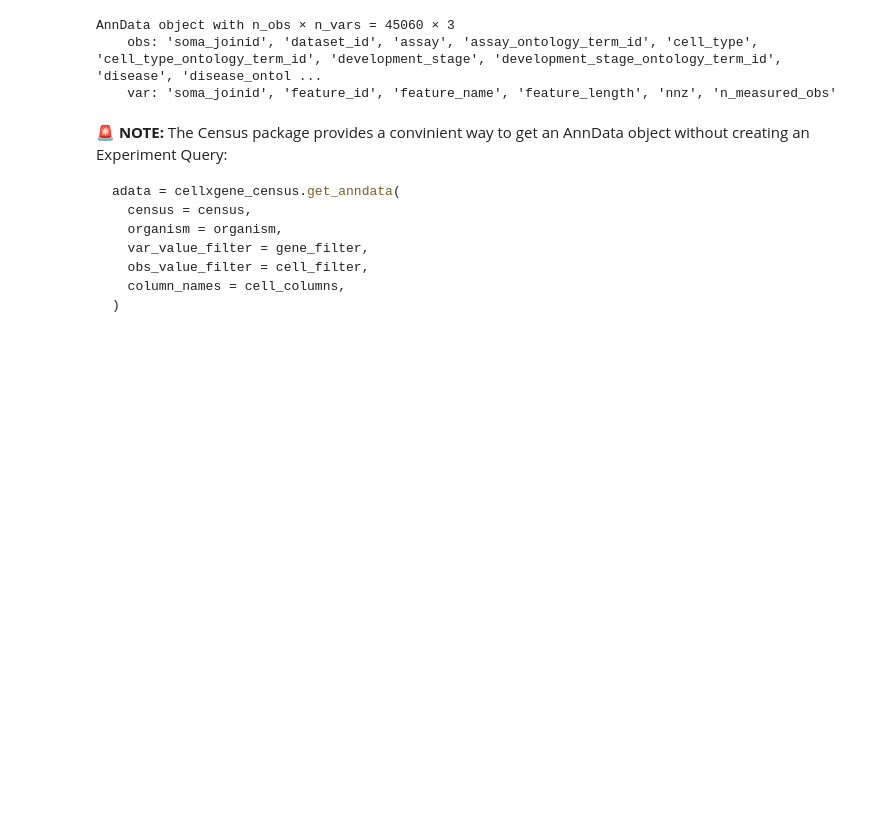
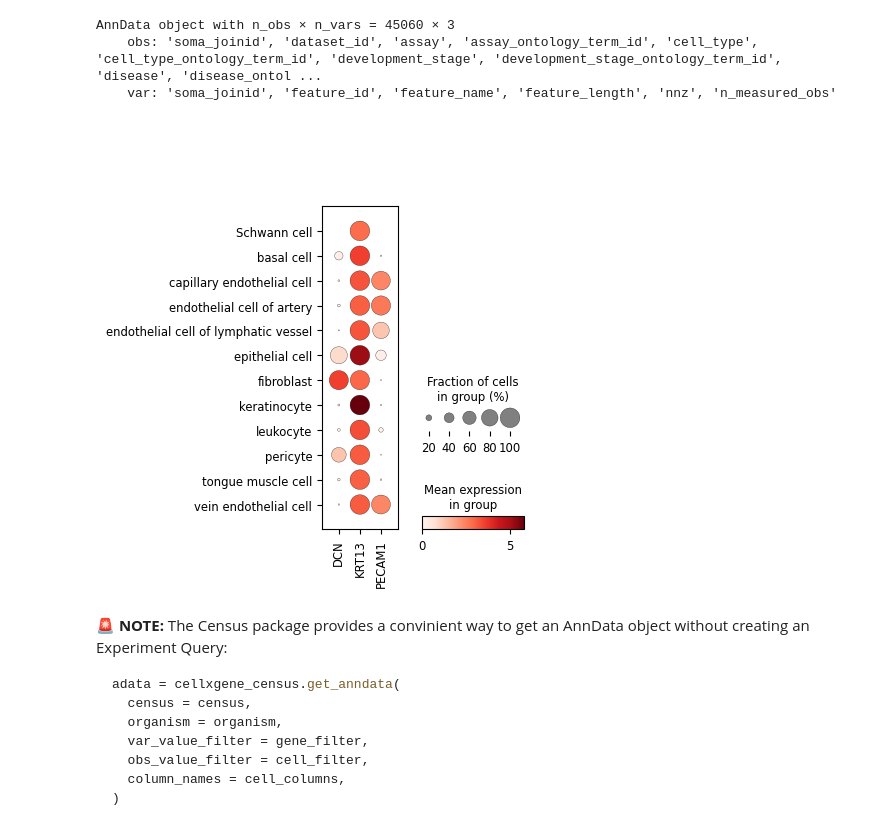
Before and after one commit to TileDB-Inc/scverse-ml-workshop-2024, a Jupyter notebook: examples/cshl.ipynb, the cells around one changed output. Saved outputs shown, nothing was run; the diff lists cells and outputs as text; code cells hidden in the pictures; blank space fills up the shorter version.

Commit message:
fix cshl nb dotplot

```diff
--- a/examples/cshl.ipynb
+++ b/examples/cshl.ipynb
@@ -627,11 +640,13 @@ AnnData object with n_obs × n_vars = 45060 × 3
     var: 'soma_joinid', 'feature_id', 'feature_name', 'feature_length', 'nnz', 'n_measured_obs'
 # %%
 # Example: make an expression dot plot
-adata.var_names=adata.var["feature_name"]
+adata.var_names = adata.var["feature_name"]
 adata.X = adata.X * 10000
+adata = adata[(adata.X.sum(1) > 0), :]  # remove cells that don't express any of the selected genes
 sc.pp.log1p(adata)
-# TODO: broken in Scanpy 1.10.2?
-# sc.pl.dotplot(adata, adata.var["feature_name"], groupby='cell_type');
+sc.pl.dotplot(adata, adata.var["feature_name"], groupby='cell_type');
+# %% [output]
+[figure, added]
 # %% [markdown]
 **🚨 NOTE:** The Census package provides a convinient way to get an AnnData object without creating an Experiment Query:
 
```
Also changed, not shown: parts of 10 cells of this notebook, 1 other file.
